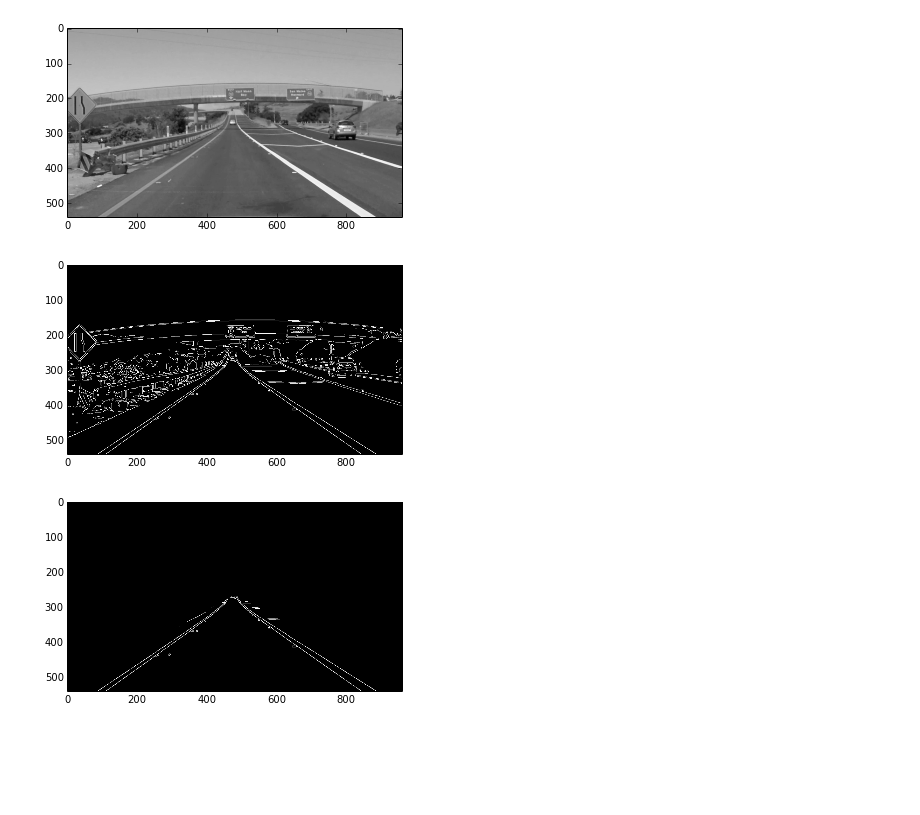
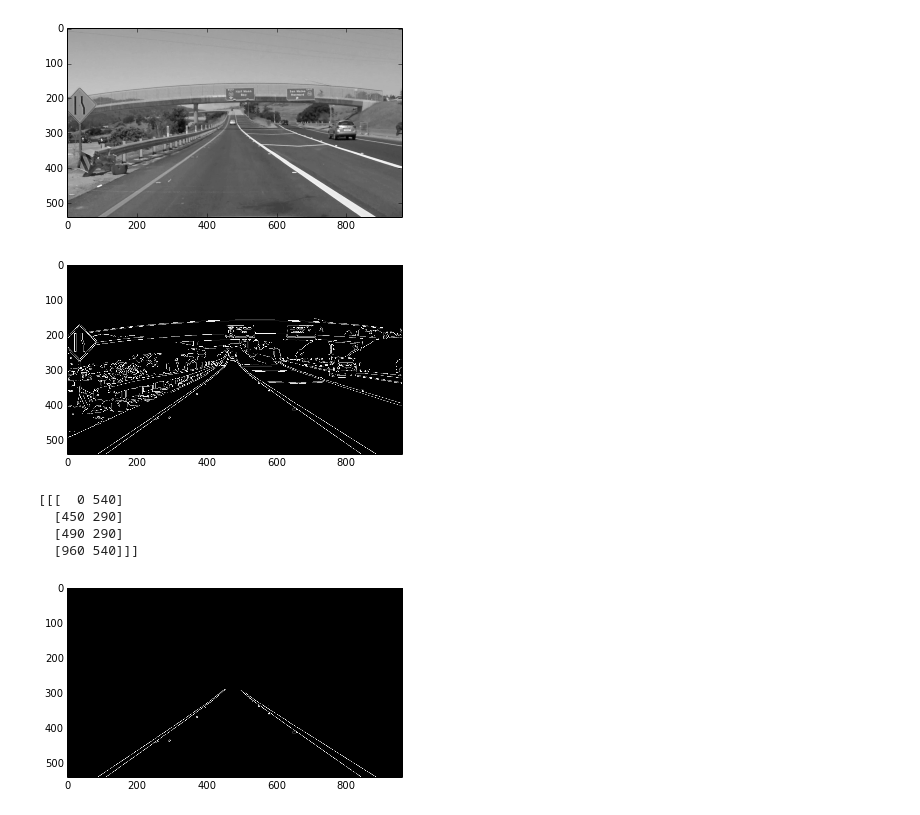
Before and after one commit to lochappy/Self-Driving-Car-ND, a Jupyter notebook: term_01/less02_finding_land_lines/03_Canny_Edge_Detection.ipynb, the cells around one changed output. Cells and saved outputs as stored; diff of their text form; code cells hidden in the pictures; blank space fills up the shorter version.

```diff
--- a/term_01/less02_finding_land_lines/03_Canny_Edge_Detection.ipynb
+++ b/term_01/less02_finding_land_lines/03_Canny_Edge_Detection.ipynb
@@ -36,12 +36,12 @@ imshow(smooth_gray)
 [figure]
 # %%
 ## Canny edge detector
-low_threshold = 75
-high_threshold = 120
+low_threshold = 50
+high_threshold = 150
 edges = cv2.Canny(smooth_gray,low_threshold,high_threshold)
 imshow(edges)
 # %% [output]
-[figure, old version]
+[figure, new version]
 # %%
 #generate mask
 imgH, imgW = edges.shape
@@ -50,12 +50,17 @@ mask = np.zeros_like(edges)
 # This time we are defining a four sided polygon to mask
 imshape = edges.shape
 vertices = np.array([[(0,imgH),
-                      (imgW/2 - 10, imgH/2),
-                      (imgW/2 + 10, imgH/2),
+                      (imgW/2 - 30, imgH/2+20),
+                      (imgW/2 + 10, imgH/2+20),
                       (imgW,imgH)]], dtype=np.int32)
+print vertices
 cv2.fillPoly(mask, vertices, 255)
 
-mask = cv2.bitwise_and(mask,edges)
-imshow(mask)
+masked_edges = cv2.bitwise_and(mask,edges)
+imshow(masked_edges)
 # %% [output]
+[[[  0 540]
+  [450 290]
+  [490 290]
+  [960 540]]]
-[figure, old version]
+[figure, new version]
```
Also changed, not shown: parts of 3 cells of this notebook.
